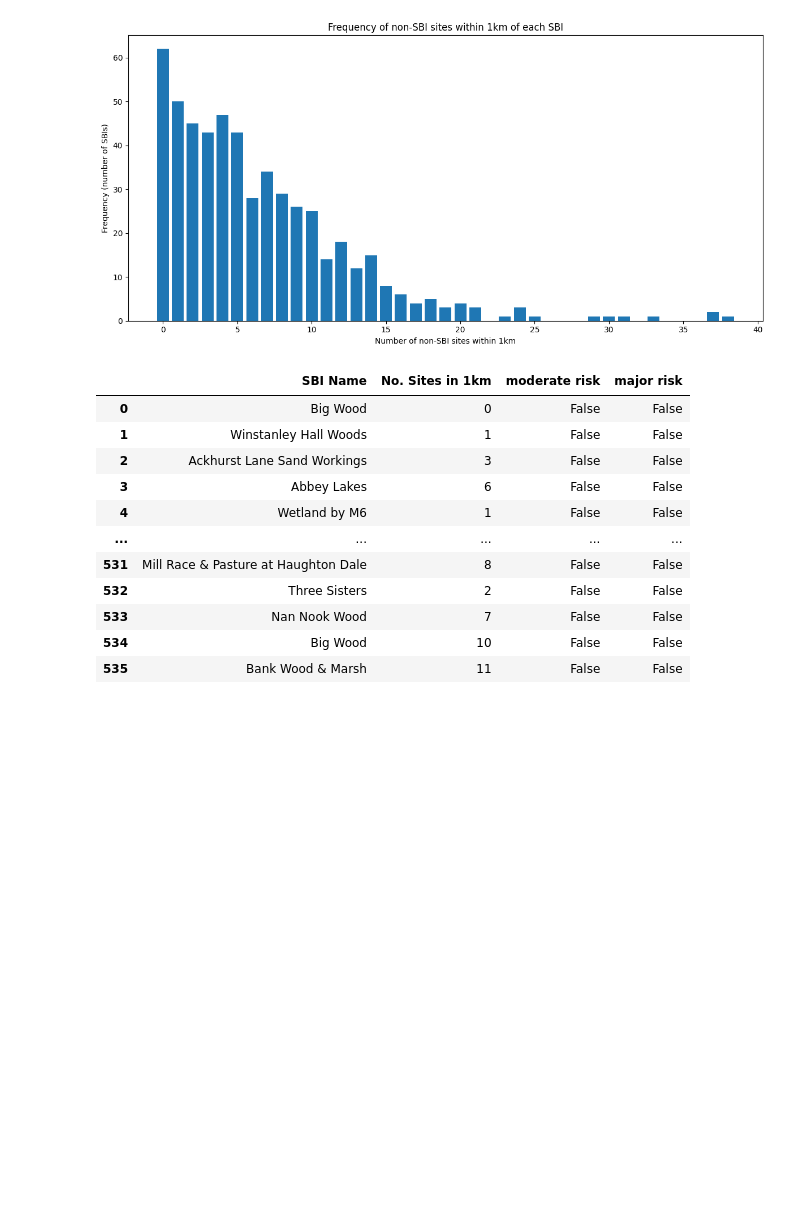
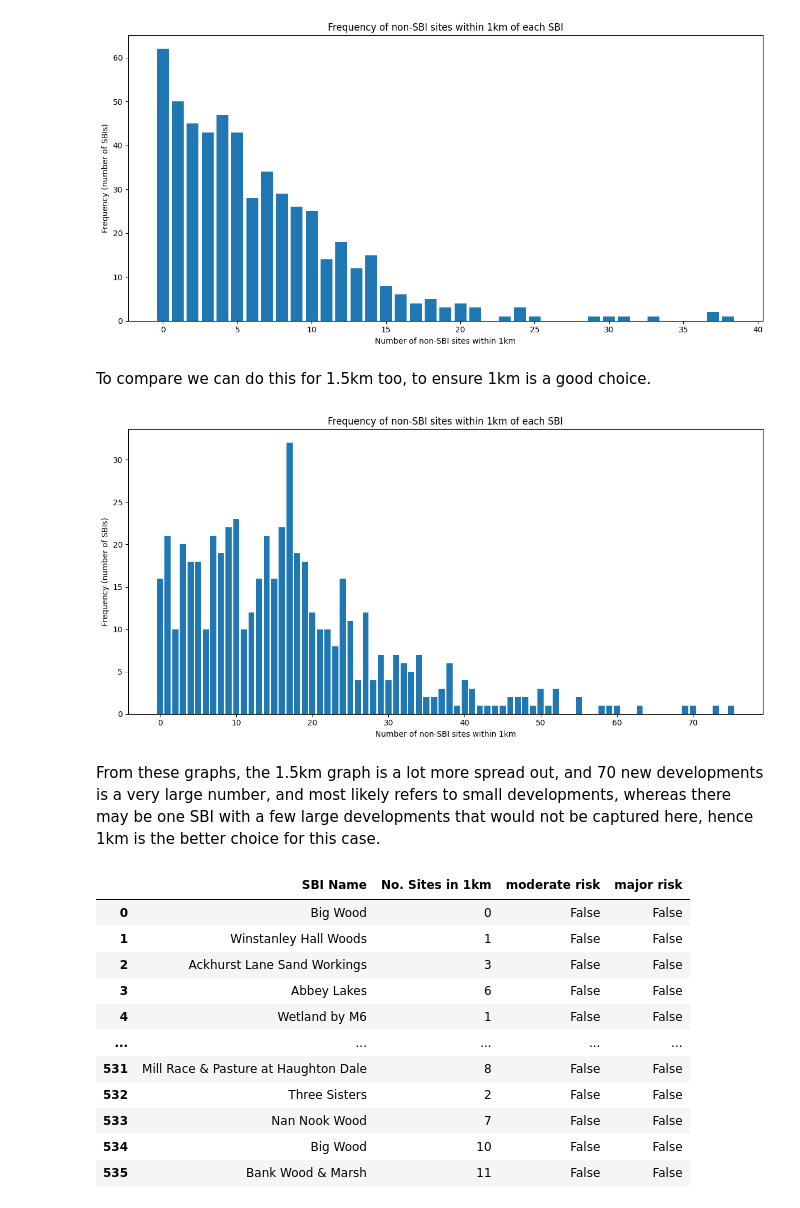
Before and after one commit to ChrisSoderberg-ONS/mss-sbi-project, a Jupyter notebook: sbi-analysis/preliminary-analysis.ipynb, the cells around one changed output. Cells and saved outputs as stored; diff of their text form; code cells hidden in the pictures; blank space fills up the shorter version.

```diff
--- a/sbi-analysis/preliminary-analysis.ipynb
+++ b/sbi-analysis/preliminary-analysis.ipynb
@@ -153,6 +143,48 @@ plt.tight_layout()
 plt.show()
 # %% [output]
 [figure]
+# %% [markdown]
+To compare we can do this for 1.5km too, to ensure 1km is a good choice.
+# %%
+#Similarly, for 1.5km
+
+
+distances = list()
+less_than_1km = list() #creating empty lists to add to data frame
+
+for x in sbi["centroid"]: #loop through each sbi
+    y = non_sbi["centroid"].distance(x) #find all the distances of developments to centroid
+    for distance in y: #filter for less than 1km away
+            if distance <1500:
+                distances.append(distance)
+    r = len(distances)    #find no. developments less than 1km away to each sbi
+    less_than_1km.append(r)
+    distances = list()
+
+
+#See the distribution of the number of sites near the sbi to choose "at risk"
+import matplotlib.pyplot as plt
+
+
+# Calculate frequencies of non-SBI site counts within 1km of each SBI
+import collections
+freq = collections.Counter(less_than_1km)
+
+
+# Sort by number of sites for x-axis order
+counts = sorted(freq.items())
+x, y = zip(*counts)
+plt.figure(figsize=(12, 6))
+plt.bar(x, y)
+plt.xlabel('Number of non-SBI sites within 1km')
+plt.ylabel('Frequency (number of SBIs)')
+plt.title('Frequency of non-SBI sites within 1km of each SBI')
+plt.tight_layout()
+plt.show()
+# %% [output]
+[figure, added]
+# %% [markdown]
+From these graphs, the 1.5km graph is a lot more spread out, and 70 new developments is a very large number, and most likely refers to small developments, whereas there may be one SBI with a few large developments that would not be captured here, hence 1km is the better choice for this case.
 # %%
 #Choosing the "at risk" threshold, from the graph above choose: >20 at risk, >30 highly at risk
 sbi = full_data_gdf[full_data_gdf["Category"] == "Site of Biological Importance"]
```
Also changed, not shown: parts of 11 cells of this notebook, 2 other files.
